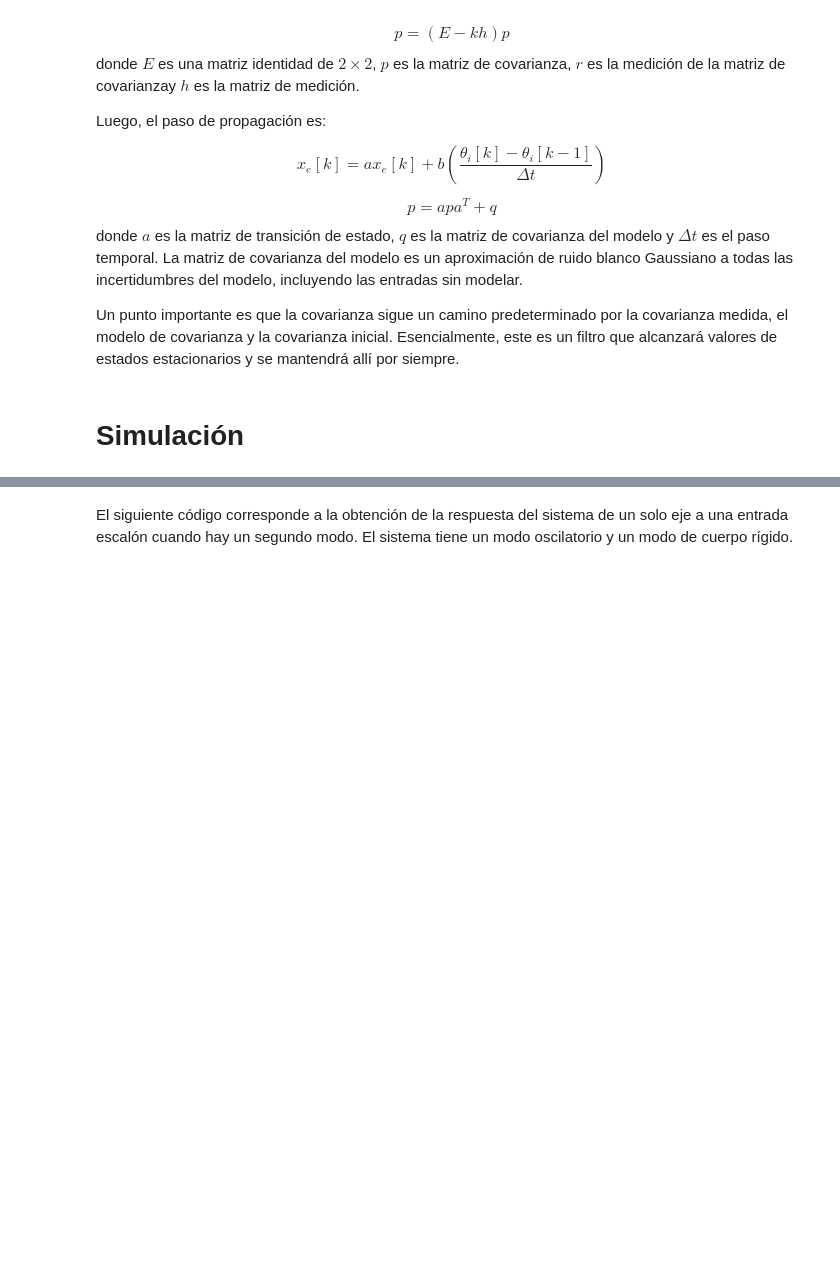
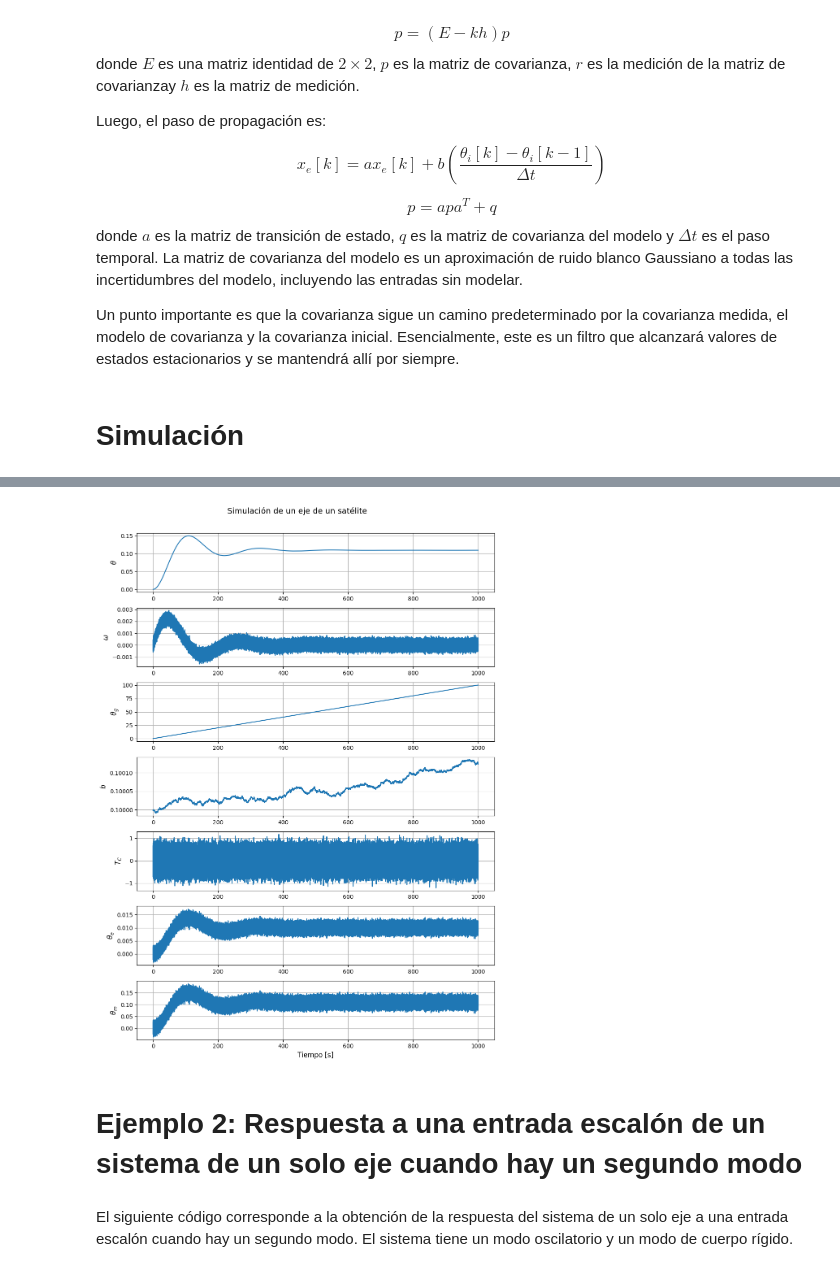
Before and after one commit to FacuBelisario/Tesis-MSE, a Jupyter notebook: single_axis_control.ipynb, the cells around one changed output, grey strips where cells are left out. Drawn from its saved outputs; the diff is of its cells as text; code cells hidden in the pictures; blank space fills up the shorter version.

```diff
--- a/single_axis_control.ipynb
+++ b/single_axis_control.ipynb
@@ -92,3 +183,29 @@ Luego, se aplica al setélite una perturbación mediante una entrada escalón. E
+# %%
+# %% Gráficos
+def time_history(t, xP, yL, title_text):
+  n_vars = xP.shape[0]
+  plt.figure(figsize=(10, 2 * n_vars))
+  for i in range(n_vars):
+    plt.subplot(n_vars, 1, i + 1)
+    plt.plot(t, xP[i, :], linewidth=1.5)
+    plt.ylabel(yL[i], fontsize=12)
+    plt.grid()
+  plt.xlabel('Tiempo [s]', fontsize=12)
+  plt.suptitle(title_text, fontsize=14)
+  plt.tight_layout(rect=[0, 0, 1, 0.97])
+  plt.show()
+
+t = np.arange(0, n * dT, dT)
+yL = [
+      '$\\theta$', '$\\omega$', '$\\theta_g$', '$b$', '$T_C$',
+      '$\\theta_e$', '$\\theta_m$'
+  ]
+
+time_history(t, xP, yL, 'Simulación de un eje de un satélite')
+# %% [output]
+[figure, added]
+# %% [markdown]
+# Ejemplo 2: Respuesta a una entrada escalón de un sistema de un solo eje cuando hay un segundo modo
 # %% [markdown]
 El siguiente código corresponde a la obtención de la respuesta del sistema de un solo eje a una entrada escalón  cuando hay un segundo modo. El sistema tiene un modo oscilatorio y un modo de cuerpo rígido.
 # %%
```
Also changed, not shown: parts of 11 cells of this notebook.
